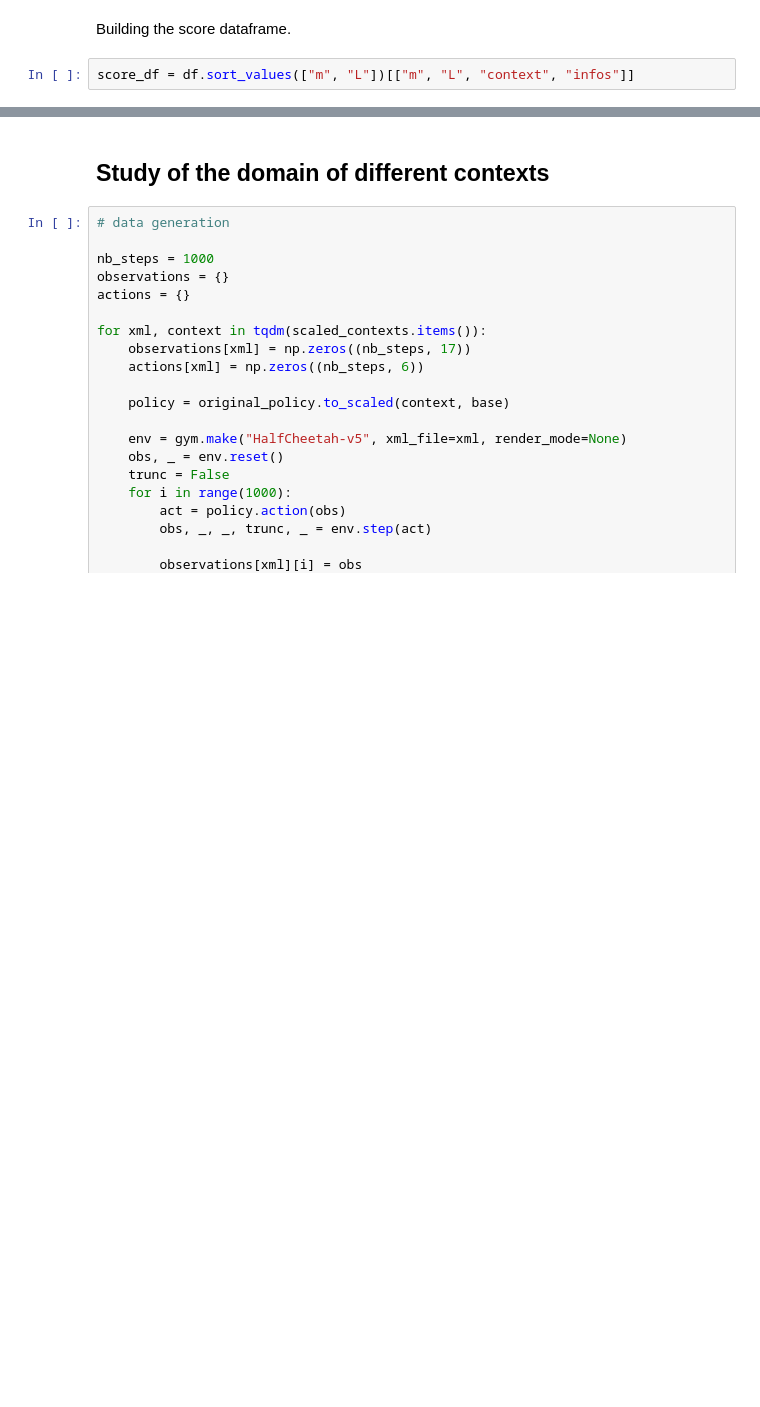
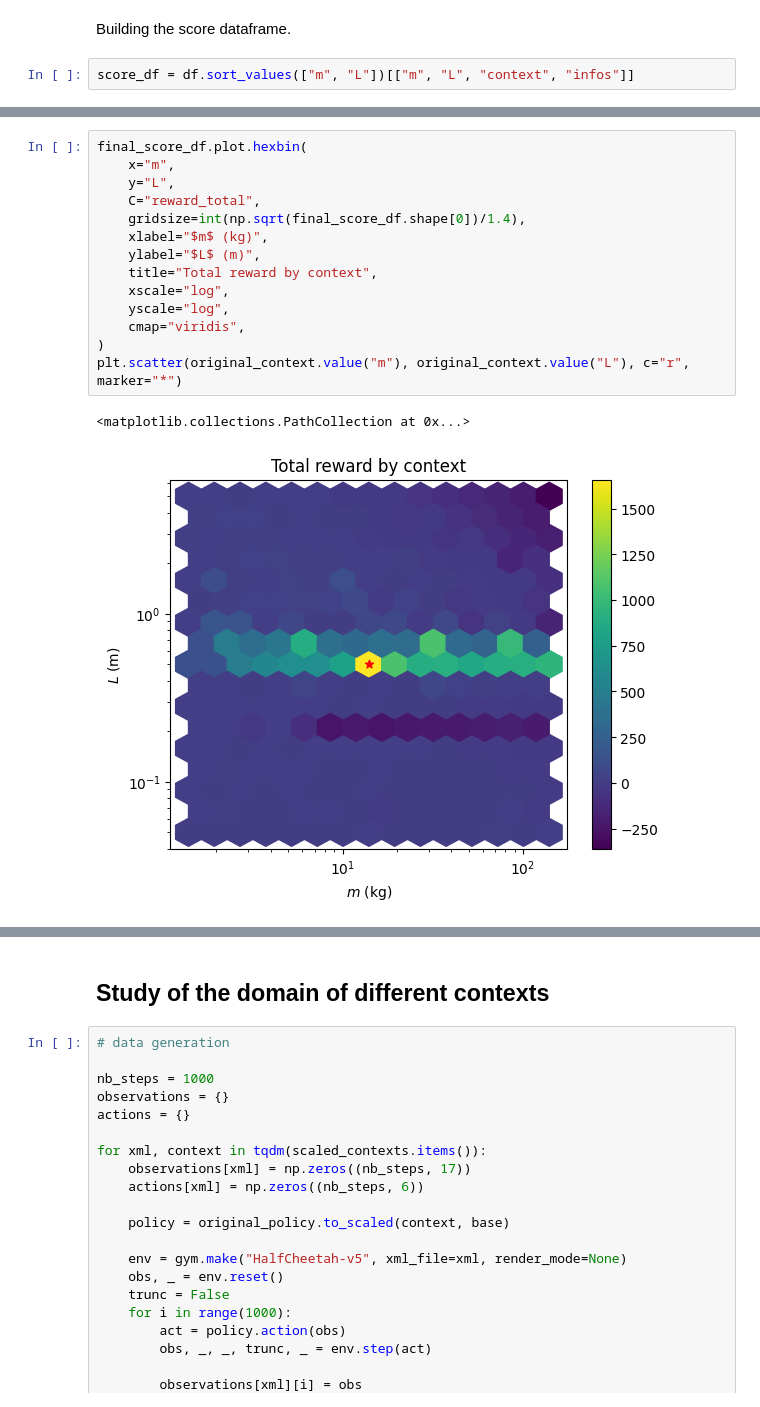
Before and after one commit to SherbyRobotics/transfer_halfcheetah, a Jupyter notebook: transfer.ipynb, the cells around one changed output, grey strips where cells are left out. Drawn from its saved outputs; the diff is of its cells as text; blank space fills up the shorter version.

```diff
--- a/transfer.ipynb
+++ b/transfer.ipynb
@@ -257,0 +254,17 @@ final_score_df
+# %%
+final_score_df.plot.hexbin(
+    x="m",
+    y="L",
+    C="reward_total",
+    gridsize=int(np.sqrt(final_score_df.shape[0])/1.4),
+    xlabel="$m$ (kg)",
+    ylabel="$L$ (m)",
+    title="Total reward by context",
+    xscale="log",
+    yscale="log",
+    cmap="viridis",
+)
+plt.scatter(original_context.value("m"), original_context.value("L"), c="r", marker="*")
+# %% [output]
+<matplotlib.collections.PathCollection at 0x...>
+[figure, added]
```
Also changed, not shown: parts of 21 cells of this notebook, 1 other file.
